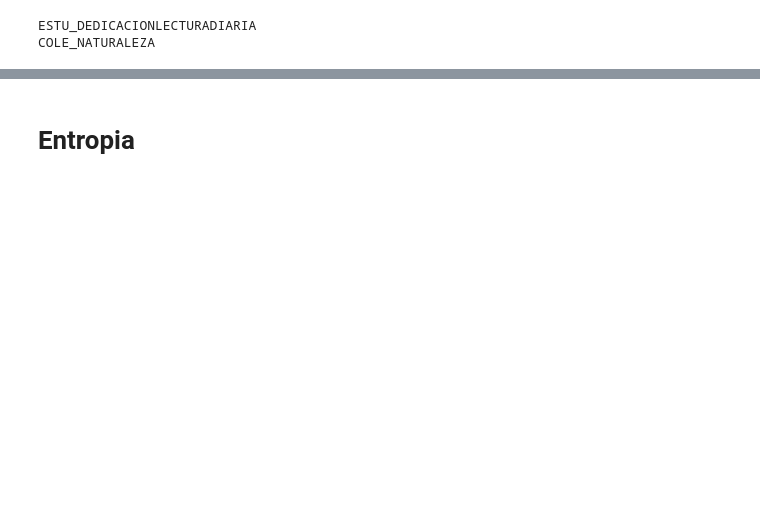
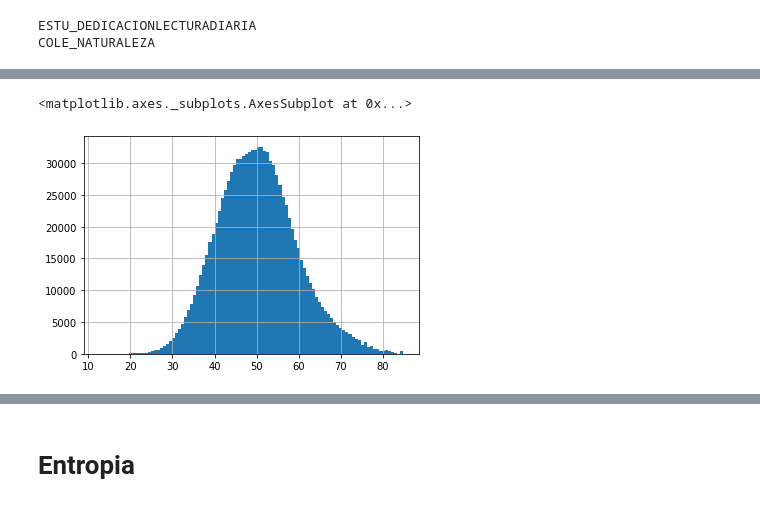
Before and after one commit to dsgantivac/DataMiningProject, a Jupyter notebook: Analisis exploratorio Reduced.ipynb, the cells around one changed output, grey strips where cells are left out. Saved outputs shown, nothing was run; the diff lists cells and outputs as text; code cells hidden in the pictures; blank space fills up the shorter version.

```diff
--- a/Analisis exploratorio Reduced.ipynb
+++ b/Analisis exploratorio Reduced.ipynb
@@ -130,0 +114,5 @@ dtype: float64
+# %%
+data['ESTU_INSE_INDIVIDUAL'].hist(bins = 100)
+# %% [output]
+<matplotlib.axes._subplots.AxesSubplot at 0x...>
+[figure, added]
```
Also changed, not shown: parts of 26 cells of this notebook, 2 other files.
